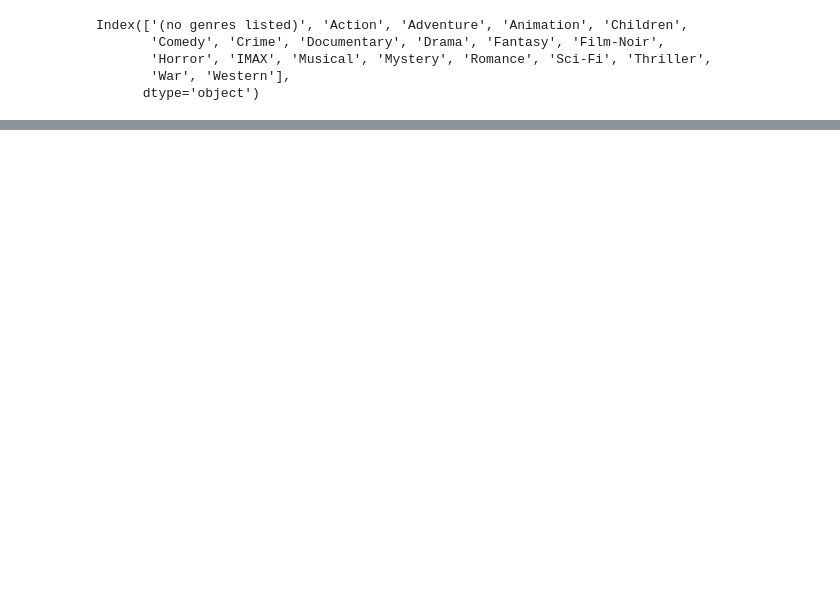
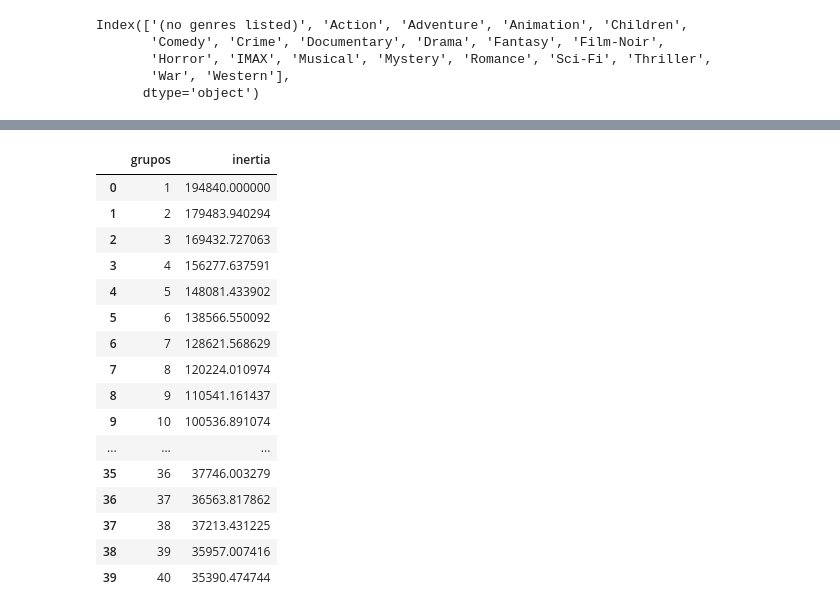
Before and after one commit to DWA-GIT/TESI-UNIFACISA, a Jupyter notebook: KMeans(Não_Supervisionado)_2.ipynb, the cells around one changed output, grey strips where cells are left out. Cells and saved outputs as stored; diff of their text form; code cells hidden in the pictures; blank space fills up the shorter version.

```diff
--- a/KMeans(Não_Supervisionado)_2.ipynb
+++ b/KMeans(Não_Supervisionado)_2.ipynb
@@ -166,0 +225,22 @@ dados_dos_filmes[filtro].sample(10)
+# %%
+resultado = pd.DataFrame(resultado, columns=['grupos', 'inertia'])
+
+resultado
+# %% [output]
+|  | grupos | inertia |
+| 0 | 1 | 194840.000000 |
+| 1 | 2 | 179483.940294 |
+| 2 | 3 | 169432.727063 |
+| 3 | 4 | 156277.637591 |
+| 4 | 5 | 148081.433902 |
+| 5 | 6 | 138566.550092 |
+| 6 | 7 | 128621.568629 |
+| 7 | 8 | 120224.010974 |
+| 8 | 9 | 110541.161437 |
+| 9 | 10 | 100536.891074 |
+| ... | ... | ... |
+| 35 | 36 | 37746.003279 |
+| 36 | 37 | 36563.817862 |
+| 37 | 38 | 37213.431225 |
+| 38 | 39 | 35957.007416 |
+| 39 | 40 | 35390.474744 |
```
Also changed, not shown: parts of 15 cells of this notebook.
